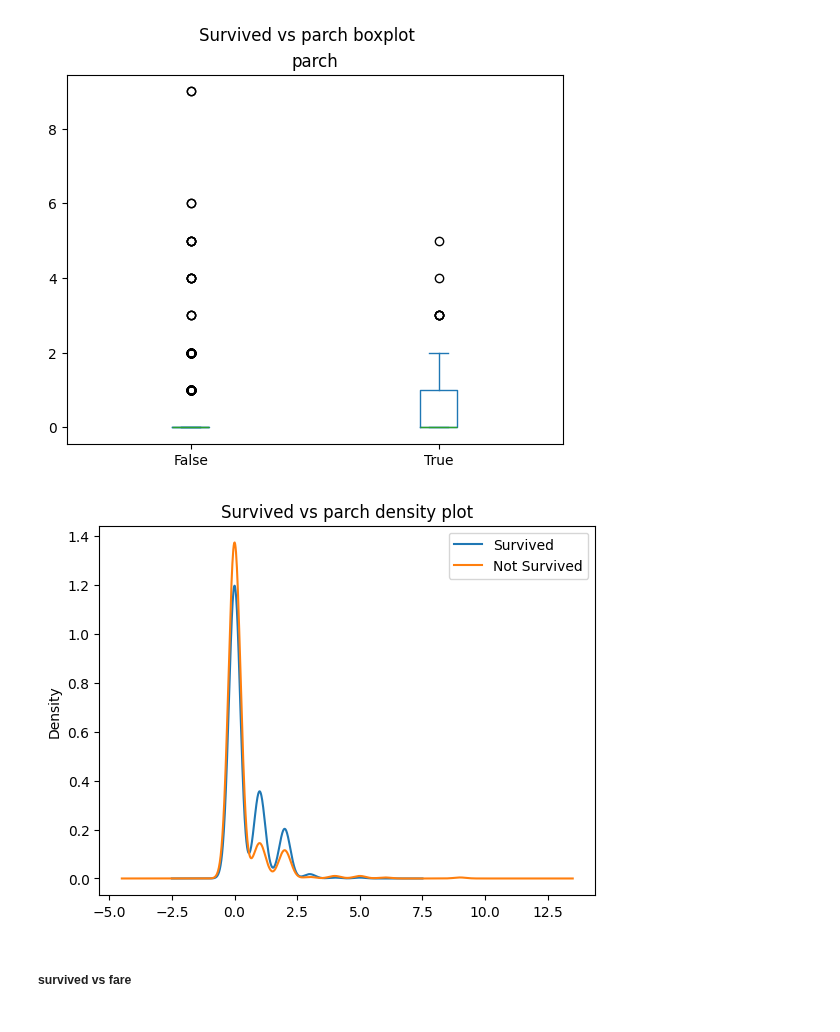
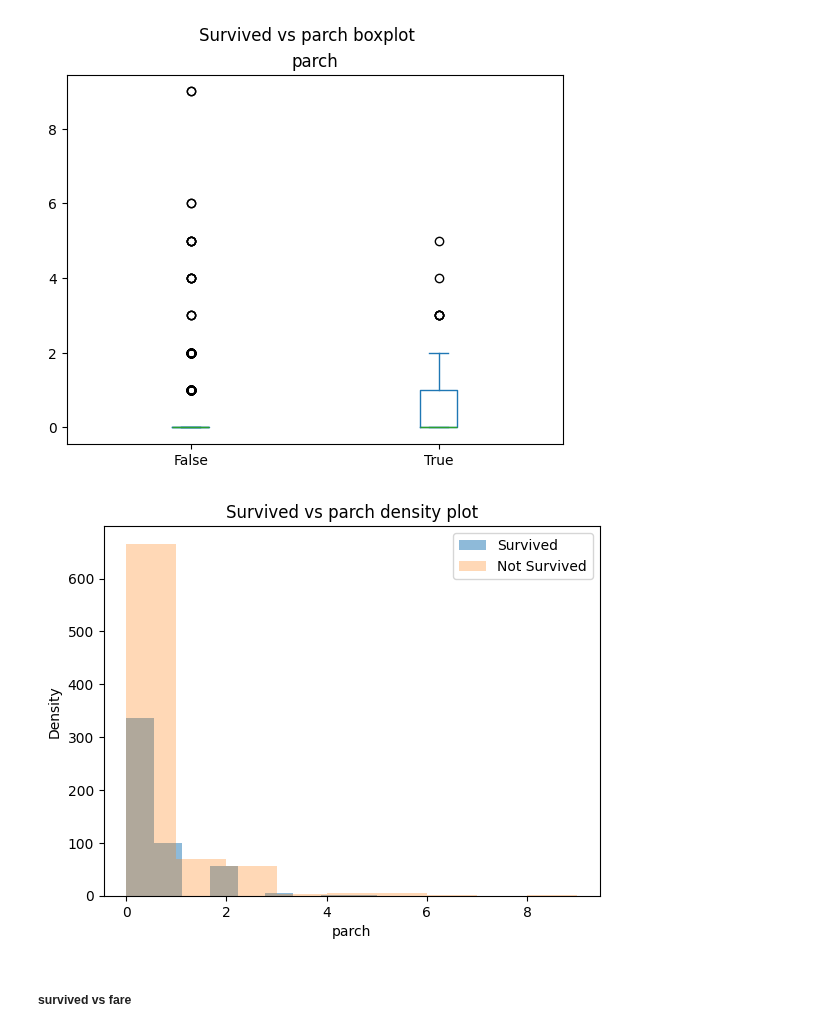
Before and after one commit to JoseRZapata/demo-data-science-template, a Jupyter notebook: notebooks/3-analysis/02-jrz-data_description_Manual-pandas-2024_10_24.ipynb, the cells around one changed output. Drawn from its saved outputs; the diff is of its cells as text; code cells hidden in the pictures.

```diff
--- a/notebooks/3-analysis/02-jrz-data_description_Manual-pandas-2024_10_24.ipynb
+++ b/notebooks/3-analysis/02-jrz-data_description_Manual-pandas-2024_10_24.ipynb
@@ -507,20 +513,24 @@ titanic_df.plot(
 [figure]
 # %%
 titanic_df[titanic_df["survived"] == 1][variable].plot(
-    kind="kde",
+    kind="hist",
     label="Survived",
     legend=True,
+    bins=9,
+    alpha=0.5,
     title=f"Survived vs {variable} density plot",
 )
 titanic_df[titanic_df["survived"] == 0][variable].plot(
-    kind="kde",
+    kind="hist",
     label="Not Survived",
     legend=True,
+    bins=9,
+    alpha=0.3,
     xlabel=variable,
     ylabel="Density",
 );
 # %% [output]
-[figure, old version]
+[figure, new version]
 # %% [markdown]
 ##### survived vs fare
 # %%
```
Also changed, not shown: parts of 34 cells of this notebook.
